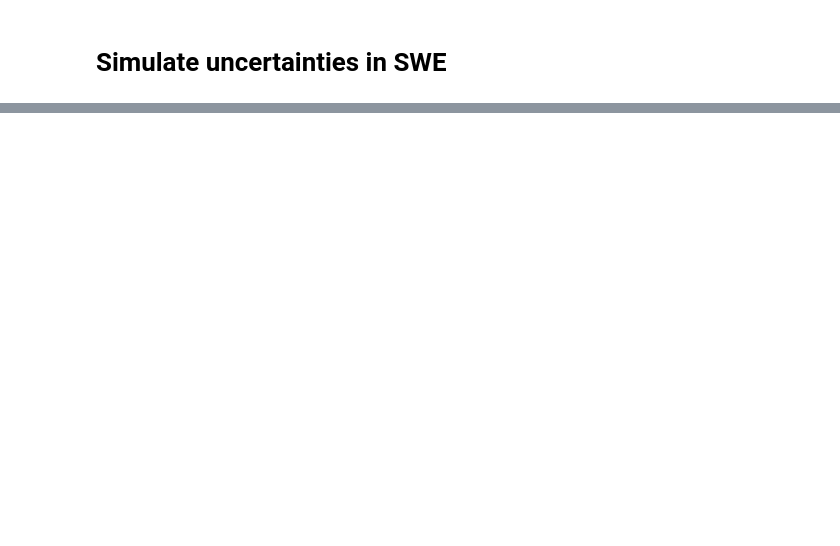
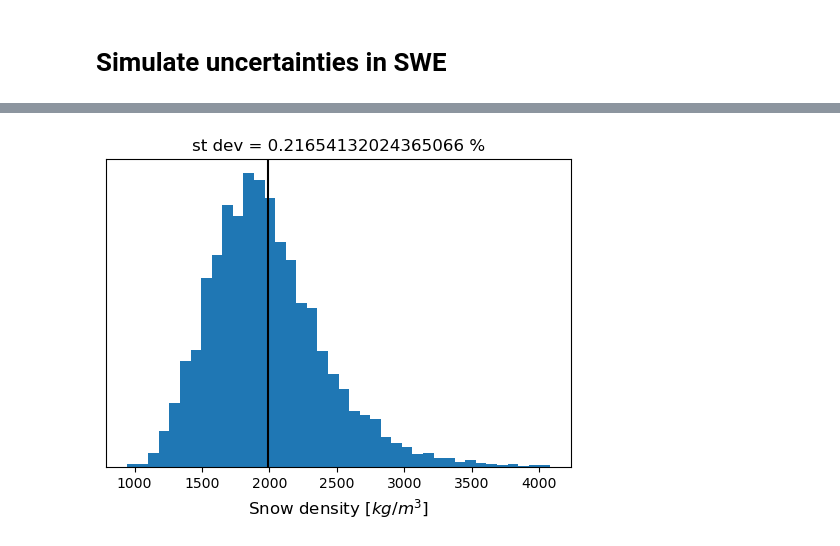
Before and after one commit to jukesliu/snow-radar, a Jupyter notebook: SWE_uncertainty.ipynb, the cells around one changed output, grey strips where cells are left out. Drawn from its saved outputs; the diff is of its cells as text; code cells hidden in the pictures; blank space fills up the shorter version.

```diff
--- a/SWE_uncertainty.ipynb
+++ b/SWE_uncertainty.ipynb
@@ -75,0 +116,38 @@ plt.show()
+# %%
+# calculate rho distribution based on depth and TWT uncertainty
+rho_plus = []
+rho_minus = []
+N = 5000 # number of MC interations
+
+for n in range(0,N):
+    # for mean_depth in np.arange(0.6, 1.1, 0.1):
+    #     print(mean_depth)
+    # lidar uncertainty:
+    lidar_std = 0.1 # 10 cm / 0.1 m std
+    depth_distrib = np.random.normal(loc=0.8, scale=lidar_std) # 80 cm / 0.8 m average
+
+    # TWT uncertainty
+    # TWT_std = np.diff(TWT)[0]*15
+    TWT_std = 3.882e-10 # TWT uncertainty calcualted from UT data
+    TWT_distrib = np.random.normal(loc=1.4e-08, scale=TWT_std) # TWT, 15 pixels
+
+    # solve the quadratic equation for rho - double check this math!!
+    a = 0.7
+    b = 1.7
+    c = 1-((1.5e8*TWT_distrib/depth_distrib)**2)
+    rho1 = (-b + np.sqrt((b**2)-4*a*c))/(2*a); rho_plus.append(rho1)
+    rho2 = (-b - np.sqrt((b**2)-4*a*c))/(2*a); rho_minus.append(rho2)
+# %%
+fs=12
+fig, ax = plt.subplots(1,1,figsize=(6,4))
+ax.hist(np.array(rho_plus)*1000, bins=40, density=True)
+ax.set_xlabel('Snow density [$kg/m^3$]', fontsize=fs)
+ax.axvline(x=np.nanmean(rho_plus)*1000,color='k')
+# ax.set_xlim(-150,150); ax.set_ylim(0,0.015)
+# ax.grid()
+ax.set_yticks([])
+# ax1.set_ylabel('Histogram density',fontsize=fs)
+ax.set_title('st dev = '+str(np.nanstd(rho_plus)/np.nanmean(rho_plus))+' %', fontsize=fs)
+plt.show()
+# %% [output]
+[figure, added]
```
Also changed, not shown: parts of 8 cells of this notebook, 2 other files.
